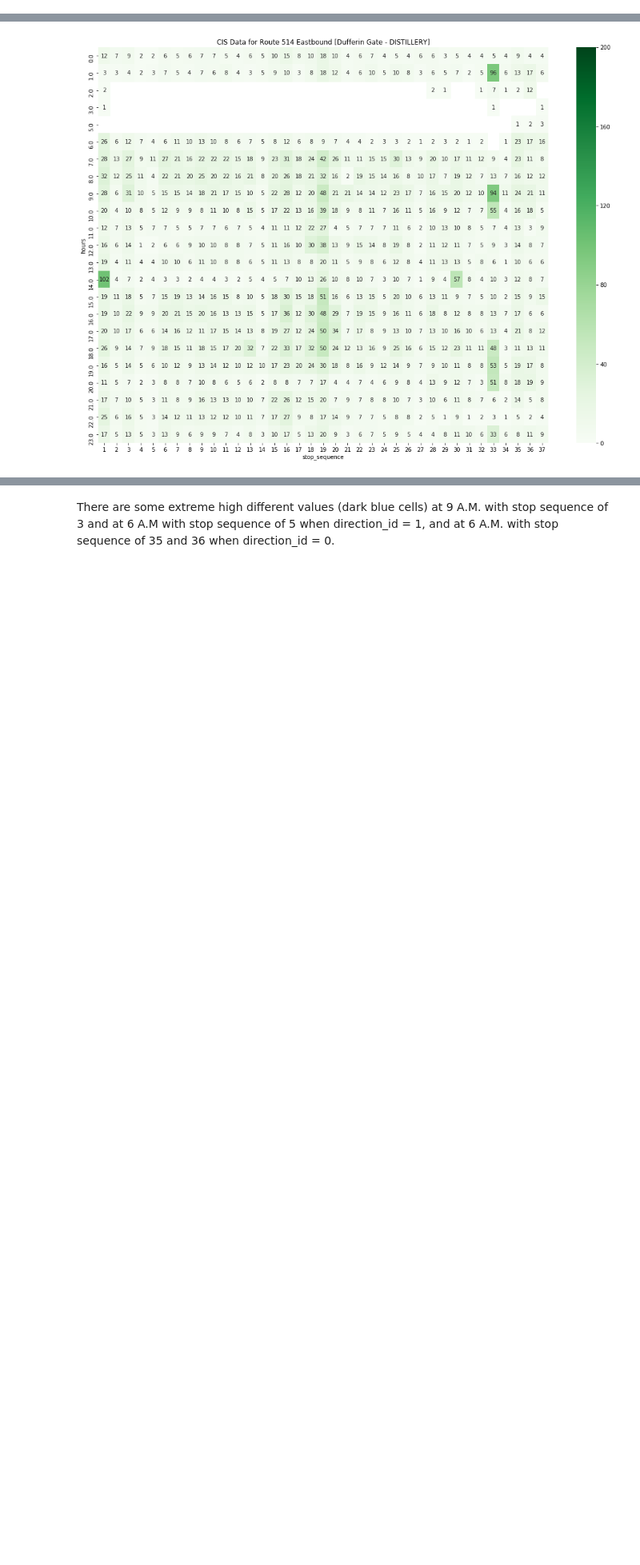
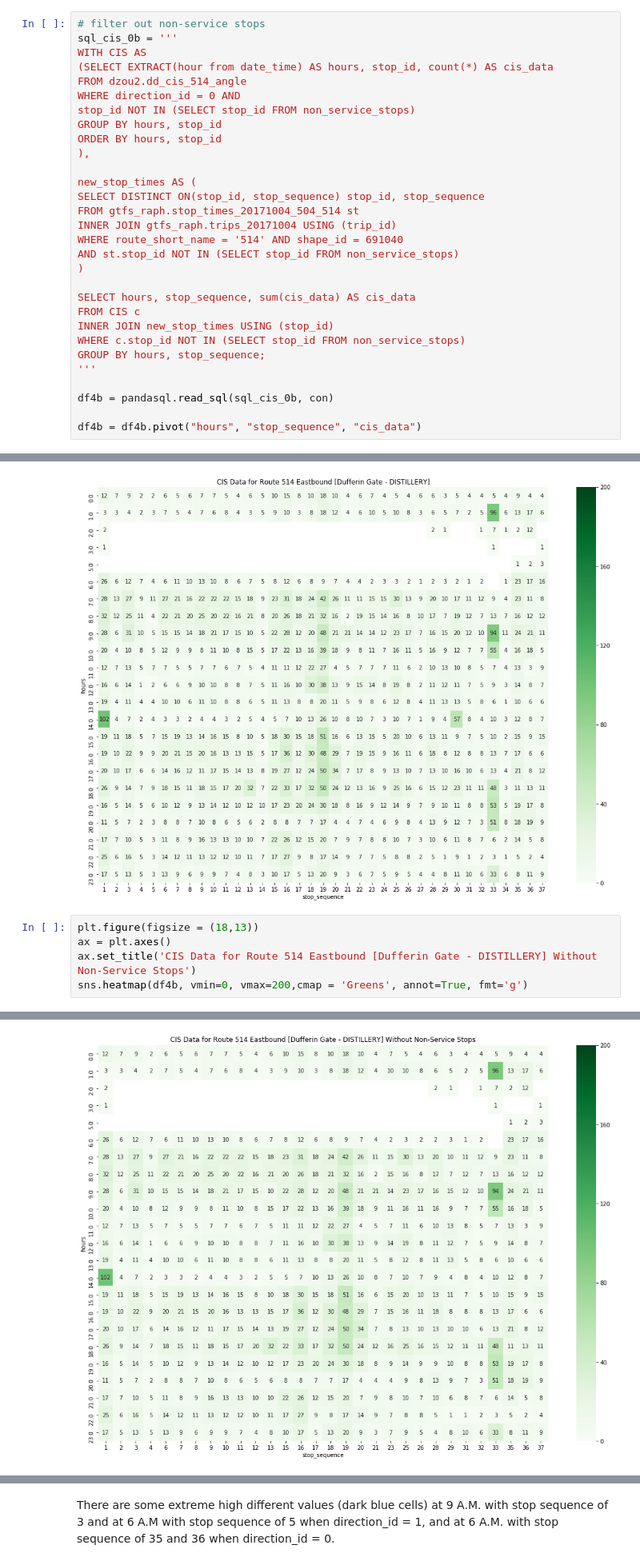
Before and after one commit to webgisgeek/bdit_data-sources, a Jupyter notebook: ttc/validating_cis_processing.ipynb, the cells around one changed output, grey strips where cells are left out. Shown at 80% size. Drawn from its saved outputs; the diff is of its cells as text; blank space fills up the shorter version.

```diff
--- a/ttc/validating_cis_processing.ipynb
+++ b/ttc/validating_cis_processing.ipynb
@@ -111,6 +114,36 @@ GROUP BY hours, stop_sequence
 df4 = pandasql.read_sql(sql_cis_0, con)
 
 df4 = df4.pivot("hours", "stop_sequence", "cis_data")
+# %%
+# filter out non-service stops
+sql_cis_0b = '''
+WITH CIS AS
+(SELECT EXTRACT(hour from date_time) AS hours, stop_id, count(*) AS cis_data
+FROM dzou2.dd_cis_514_angle
+WHERE direction_id = 0 AND
+stop_id NOT IN (SELECT stop_id FROM non_service_stops)
+GROUP BY hours, stop_id
+ORDER BY hours, stop_id
+),
+
+new_stop_times AS (
+SELECT DISTINCT ON(stop_id, stop_sequence) stop_id, stop_sequence
+FROM gtfs_raph.stop_times_20171004_504_514 st
+INNER JOIN gtfs_raph.trips_20171004 USING (trip_id)
+WHERE route_short_name = '514' AND shape_id = 691040
+AND st.stop_id NOT IN (SELECT stop_id FROM non_service_stops)
+)
+
+SELECT hours, stop_sequence, sum(cis_data) AS cis_data
+FROM CIS c
+INNER JOIN new_stop_times USING (stop_id)
+WHERE c.stop_id NOT IN (SELECT stop_id FROM non_service_stops)
+GROUP BY hours, stop_sequence;
+'''
+
+df4b = pandasql.read_sql(sql_cis_0b, con)
+
+df4b = df4b.pivot("hours", "stop_sequence", "cis_data")
 # %%
 plt.figure(figsize = (18,13))
 ax = plt.axes()
@@ -143,3 +184,9 @@ sns.heatmap(df4, vmin=0, vmax=200,cmap = 'Greens', annot=True, fmt='g')
 # %% [output]
 <matplotlib.axes._subplots.AxesSubplot at 0x...>
 [figure]
+# %%
+plt.figure(figsize = (18,13))
+ax = plt.axes()
+ax.set_title('CIS Data for Route 514 Eastbound [Dufferin Gate - DISTILLERY] Without Non-Service Stops')
+sns.heatmap(df4b, vmin=0, vmax=200,cmap = 'Greens', annot=True, fmt='g')
+# %% [output]
@@ -146,3 +194,4 @@ sns.heatmap(df4, vmin=0, vmax=200,cmap = 'Greens', annot=True, fmt='g')
+[figure, added]
 # %% [markdown]
 ### Validating and Comparing the numbers of GTFS data and CIS data in different stop sequences in a day.
 
```
Also changed, not shown: parts of 29 cells of this notebook, 1 other file.
